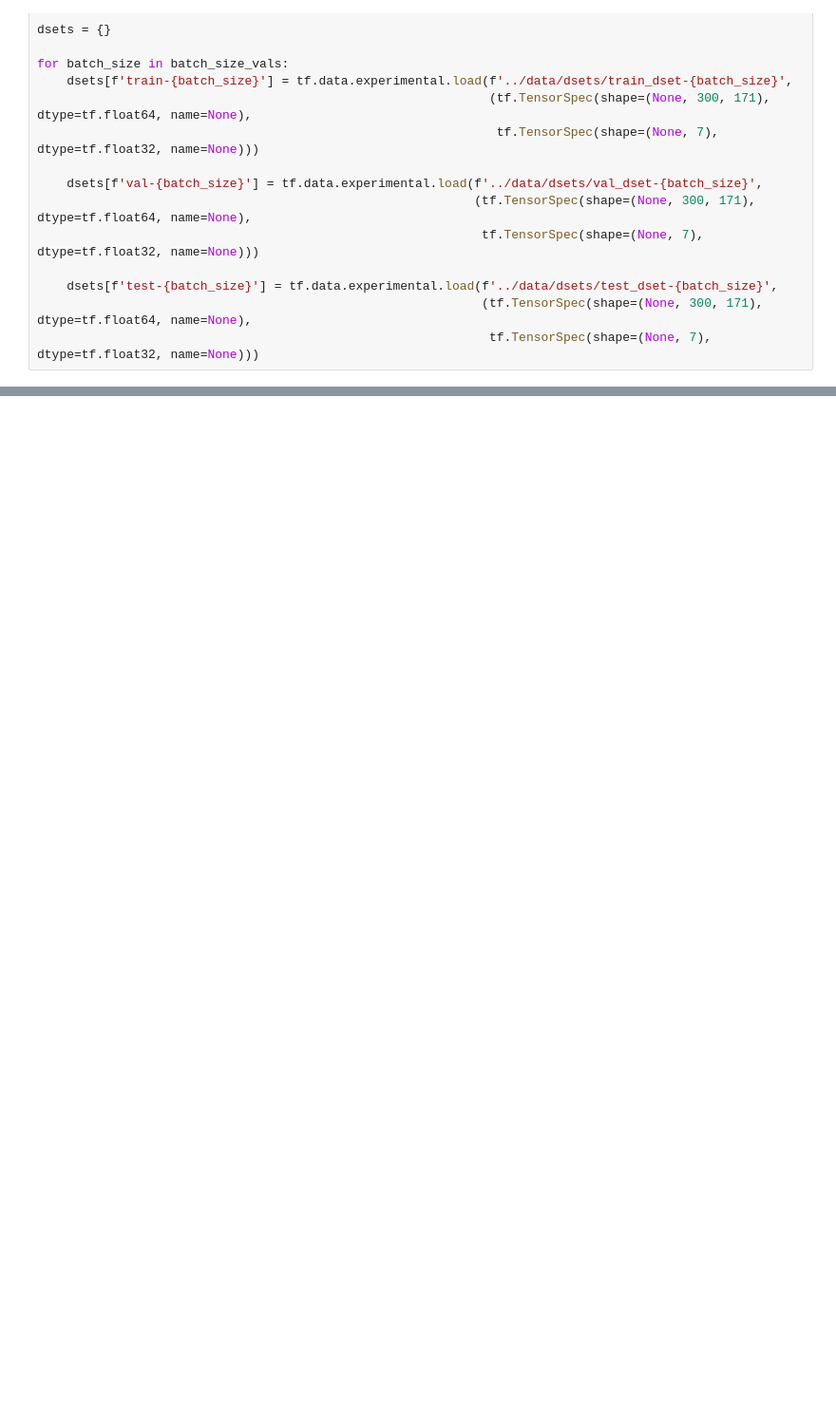
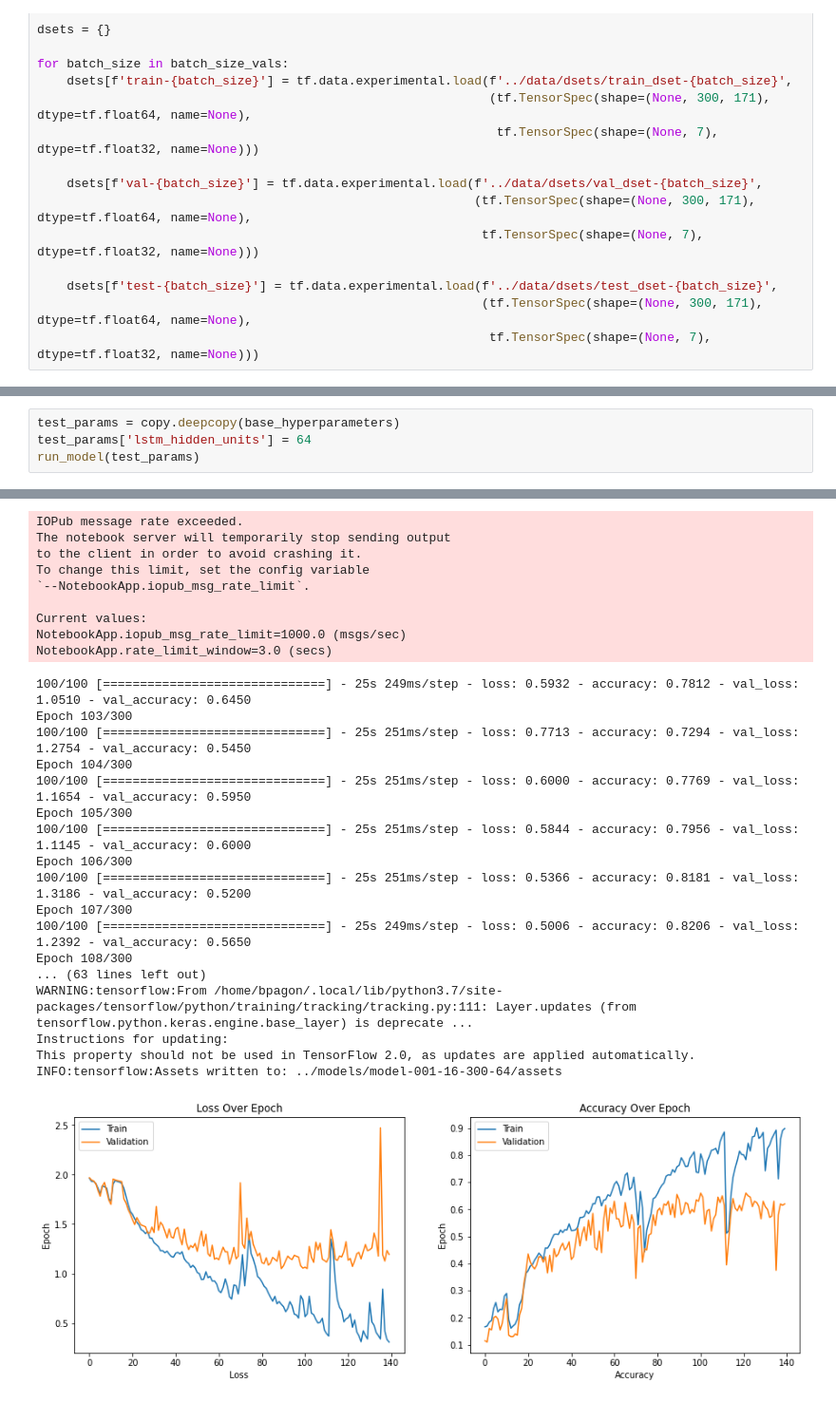
Before and after one commit to marissalee20/squat-analysis, a Jupyter notebook: hyperparameter-tuning.ipynb, the cells around one changed output, grey strips where cells are left out. Shown at 95% size. Saved outputs shown, nothing was run; the diff lists cells and outputs as text; blank space fills up the shorter version.

Commit message:
Run comparison with tuned parameters

```diff
--- a/hyperparameter-tuning.ipynb
+++ b/hyperparameter-tuning.ipynb
@@ -421,0 +475,5 @@ Epoch 36/300
+# %%
+test_params = copy.deepcopy(base_hyperparameters)
+test_params['lstm_hidden_units'] = 64
+run_model(test_params)
+# %% [output]
@@ -421,0 +497,27 @@ Epoch 36/300
+IOPub message rate exceeded.
+The notebook server will temporarily stop sending output
+to the client in order to avoid crashing it.
+To change this limit, set the config variable
+`--NotebookApp.iopub_msg_rate_limit`.
+
+Current values:
+NotebookApp.iopub_msg_rate_limit=1000.0 (msgs/sec)
+NotebookApp.rate_limit_window=3.0 (secs)
+100/100 [==============================] - 25s 249ms/step - loss: 0.5932 - accuracy: 0.7812 - val_loss: 1.0510 - val_accuracy: 0.6450
+Epoch 103/300
+100/100 [==============================] - 25s 251ms/step - loss: 0.7713 - accuracy: 0.7294 - val_loss: 1.2754 - val_accuracy: 0.5450
+Epoch 104/300
+100/100 [==============================] - 25s 251ms/step - loss: 0.6000 - accuracy: 0.7769 - val_loss: 1.1654 - val_accuracy: 0.5950
+Epoch 105/300
+100/100 [==============================] - 25s 251ms/step - loss: 0.5844 - accuracy: 0.7956 - val_loss: 1.1145 - val_accuracy: 0.6000
+Epoch 106/300
+100/100 [==============================] - 25s 251ms/step - loss: 0.5366 - accuracy: 0.8181 - val_loss: 1.3186 - val_accuracy: 0.5200
+Epoch 107/300
+100/100 [==============================] - 25s 249ms/step - loss: 0.5006 - accuracy: 0.8206 - val_loss: 1.2392 - val_accuracy: 0.5650
+Epoch 108/300
+... (63 lines left out)
+WARNING:tensorflow:From /home/bpagon/.local/lib/python3.7/site-packages/tensorflow/python/training/tracking/tracking.py:111: Layer.updates (from tensorflow.python.keras.engine.base_layer) is deprecate ...
+Instructions for updating:
+This property should not be used in TensorFlow 2.0, as updates are applied automatically.
+INFO:tensorflow:Assets written to: ../models/model-001-16-300-64/assets
+[figure, added]
```
Also changed, not shown: parts of 19 cells of this notebook, 1 other file.
